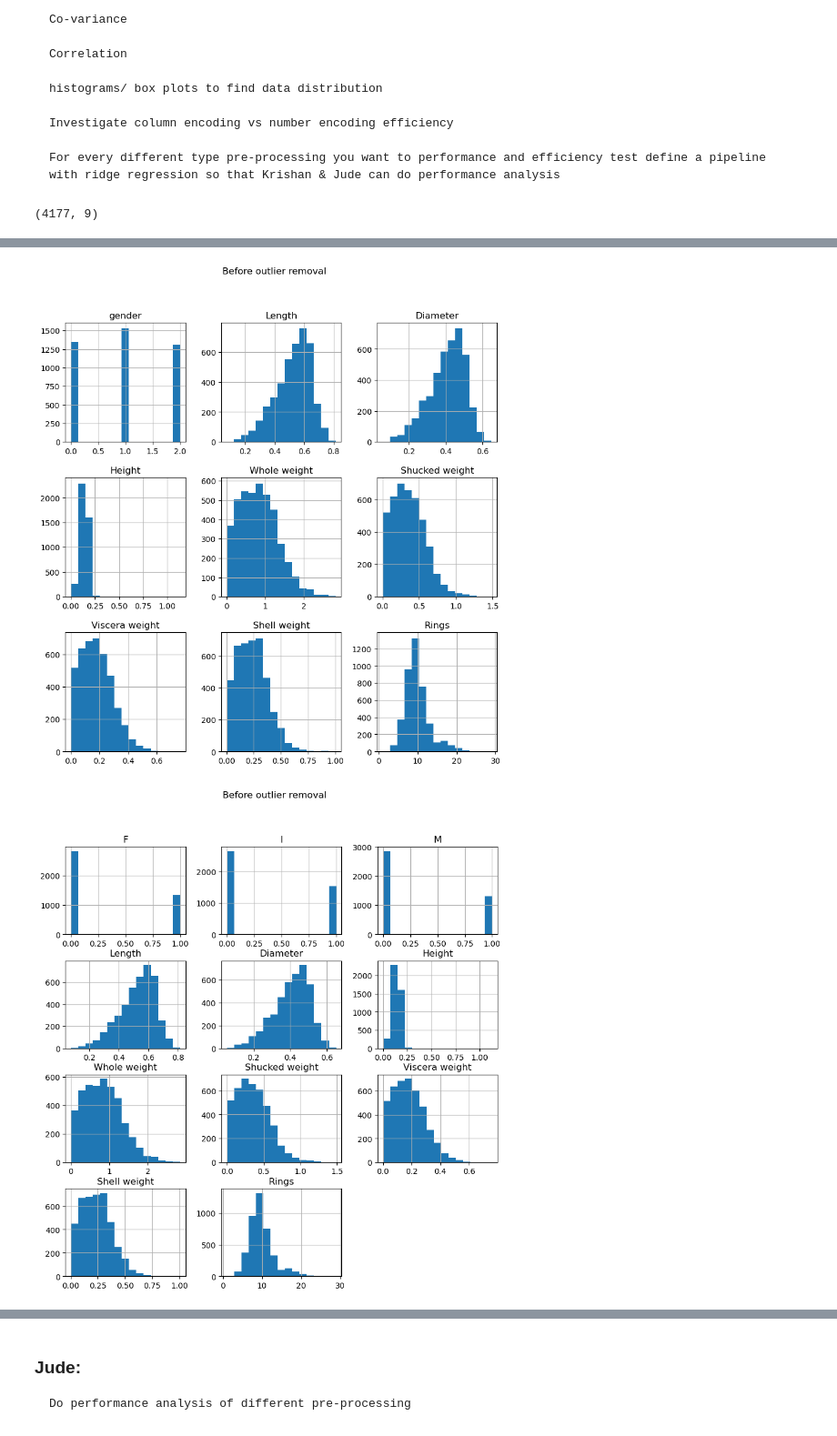
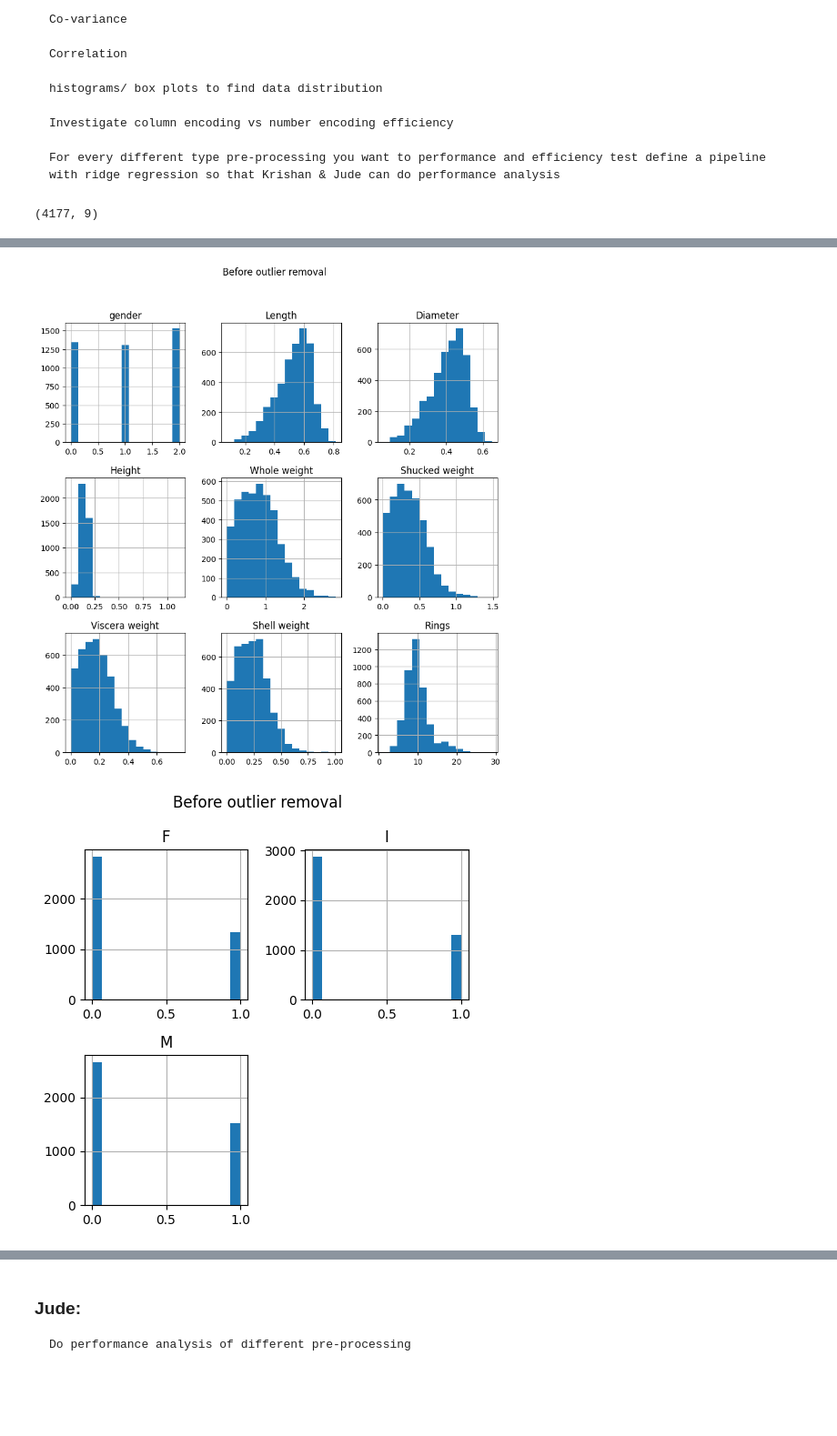
Before and after one commit to el5ie/predict-cw2-C, a Jupyter notebook: main.ipynb, the cells around one changed output, grey strips where cells are left out. Shown at 91% size. Saved outputs shown, nothing was run; the diff lists cells and outputs as text; code cells hidden in the pictures; blank space fills up the shorter version.

Commit message:
just condensing some plots

```diff
--- a/main.ipynb
+++ b/main.ipynb
@@ -4401,11 +4401,11 @@ print(df.isna().sum().sort_values(ascending=False))
 num_duplicates = df.duplicated().sum()
 print(f"Number of duplicates: {num_duplicates}")
 
-    # Change gender into numerical values (I,M,F = 0,1,2)
+    # Change gender into numerical values (I,F,M = 0,1,2)
 df_num = df
-df_num['gender'] = df_num['gender'].replace({'I':0,'M':1,'F':2})
+df_num['gender'] = df_num['gender'].replace({'I':0,'F':1,'M':2})
 
-    # Change gender into 3 columns (F,I,M)
+    # Change gender into 3 columns (I,F,M)
 df_col = df
 make_3 = ColumnTransformer(transformers=[('', OneHotEncoder(), ['gender'])], remainder='passthrough')
 df_col = make_3.fit_transform(df_col)
@@ -4432,25 +4432,31 @@ print(df_num[['gender','Length', 'Diameter', 'Height', 'Whole weight', 'Shucked
     'Viscera weight', 'Shell weight']].skew())
 print(df_col[['F','I','M','Length', 'Diameter', 'Height', 'Whole weight', 'Shucked weight',
     'Viscera weight', 'Shell weight']].skew())
+print(df_2col[['F','M','Length', 'Diameter', 'Height', 'Whole weight', 'Shucked weight',
+    'Viscera weight', 'Shell weight']].skew())
 
     # Plot sooo many histograms
 df_num.hist(bins=15, figsize=(10, 10))
 plt.suptitle("Before outlier removal")
 plt.show()
-df_col.hist(bins=15, figsize=(10, 10))
+    # only need the gender for these next ones?
+df_col[['F','I','M']].hist(bins=15, figsize=(5, 5))
 plt.suptitle("Before outlier removal")
+plt.tight_layout()
 plt.show()
-df_2col.hist(bins=15, figsize=(10, 10))
+df_2col[['F','M']].hist(bins=15, figsize=(10, 5))
 plt.suptitle("Before outlier removal")
+plt.tight_layout()
 plt.show()
 
-    # Box plots re 2 even necessary
+"""    # Box plots
 sns.boxplot(x=df_num['Height'])
 plt.title('Height (before outliers)')
 plt.show()
 sns.boxplot(x=df_col['Height'])
 plt.title('Height (before outliers)')
 plt.show()
+"""
 
     # Remove outliers
 threshold_h = df_num['Height'].quantile(0.99)  # 99th percentile? (looked best)
@@ -4465,23 +4471,25 @@ threshold_h = df_2col['Height'].quantile(0.99)  # 99th percentile? (looked best)
 df_2col = df_2col[df_2col['Height'] <= threshold_h]
 df_2col = df_2col[df_2col['Height'] > 0]
 
-    # Fresh plots
+"""    # Fresh Box plots
 sns.boxplot(x=df_num['Height'])
 plt.title('Height (after outliers)')
 plt.show()
 sns.boxplot(x=df_col['Height'])
 plt.title('Height (after outliers)')
 plt.show()
+"""
 
-    # Box plot^ and histograms
+    # And fresh histograms
 df_num.hist(bins=15, figsize=(10, 10))
 plt.suptitle("After outlier removal")
 plt.show()
-df_col.hist(bins=15, figsize=(10, 10))
-plt.suptitle("After outlier removal")
+    # only need the gender for these next ones?
+df_col[['F','I','M']].hist(bins=15, figsize=(5, 5))
+plt.suptitle("Before outlier removal")
 plt.show()
-df_2col.hist(bins=15, figsize=(10, 10))
-plt.suptitle("After outlier removal")
+df_2col[['F','M']].hist(bins=15, figsize=(10, 5))
+plt.suptitle("Before outlier removal")
 plt.show()
 
     # Split Data
@@ -4539,14 +4547,6 @@ pipe_ridge_pre_pro = Pipeline([
     ("scaler", RobustScaler()),
     ("model", Ridge(alpha = 0.2477, random_state=RNG))
 ])
-
-# pipe_ridge_pre_pro.fit(Xnum_train_r, ynum_train_r)
-# best_a = pipe_ridge_pre_pro.named_steps["model"].alpha_
-# print(f"Ridge best a using numerical gender: {best_a}")
-
-# pipe_ridge_pre_pro.fit(Xcol_train_r, ycol_train_r)
-# best_a = pipe_ridge_pre_pro.named_steps["model"].alpha_
-# print(f"Ridge best a using sperate gender columns: {best_a}")
 # %% [output]
 (4177, 9)
 |  | gender | Length | Diameter | Height | Whole weight | Shucked weight | Viscera weight | Shell weight | ... |
@@ -4577,6 +4577,6 @@ Number of duplicates: 0
 Shucked weight    0.719098
 Viscera weight    0.591852
 Shell weight      0.620927
 dtype: float64
-[figure, old version]
+[figure, new version]
-[figure, old version]
+[figure, new version]
```
Also changed, not shown: parts of 1 cell of this notebook, 1 other file.
